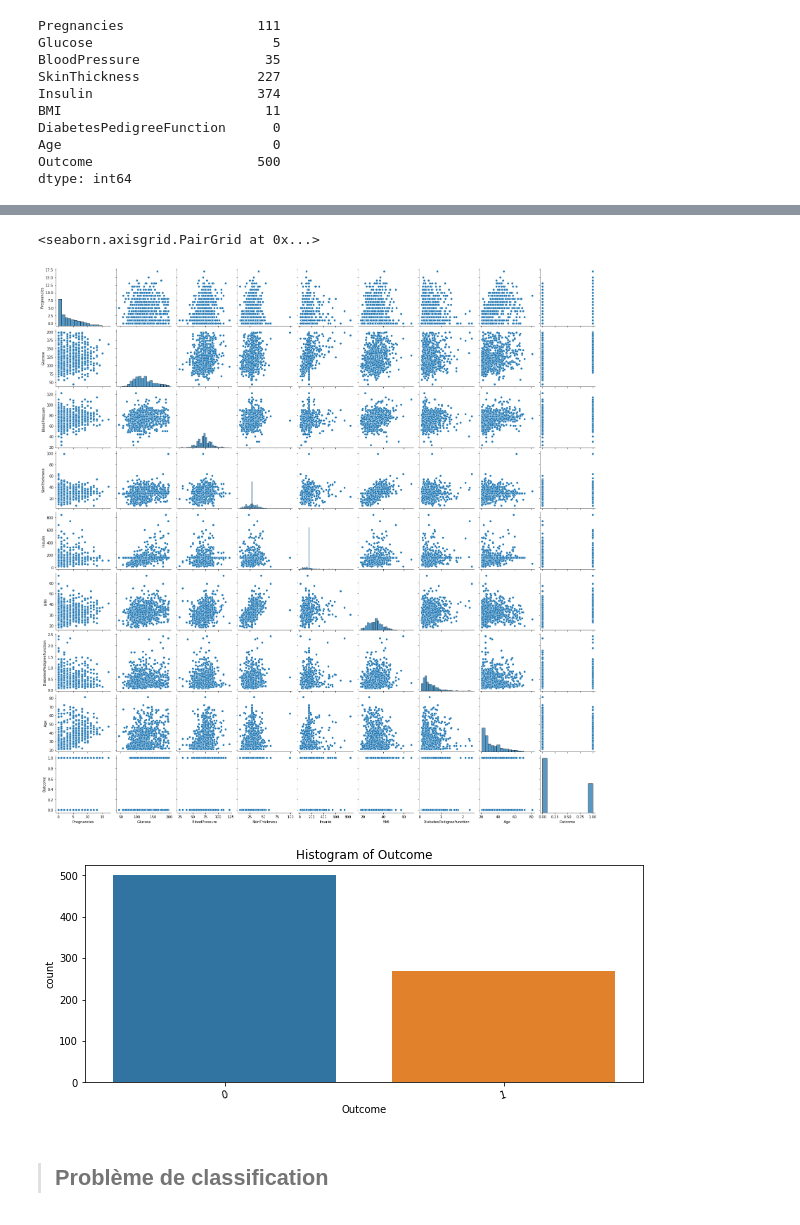
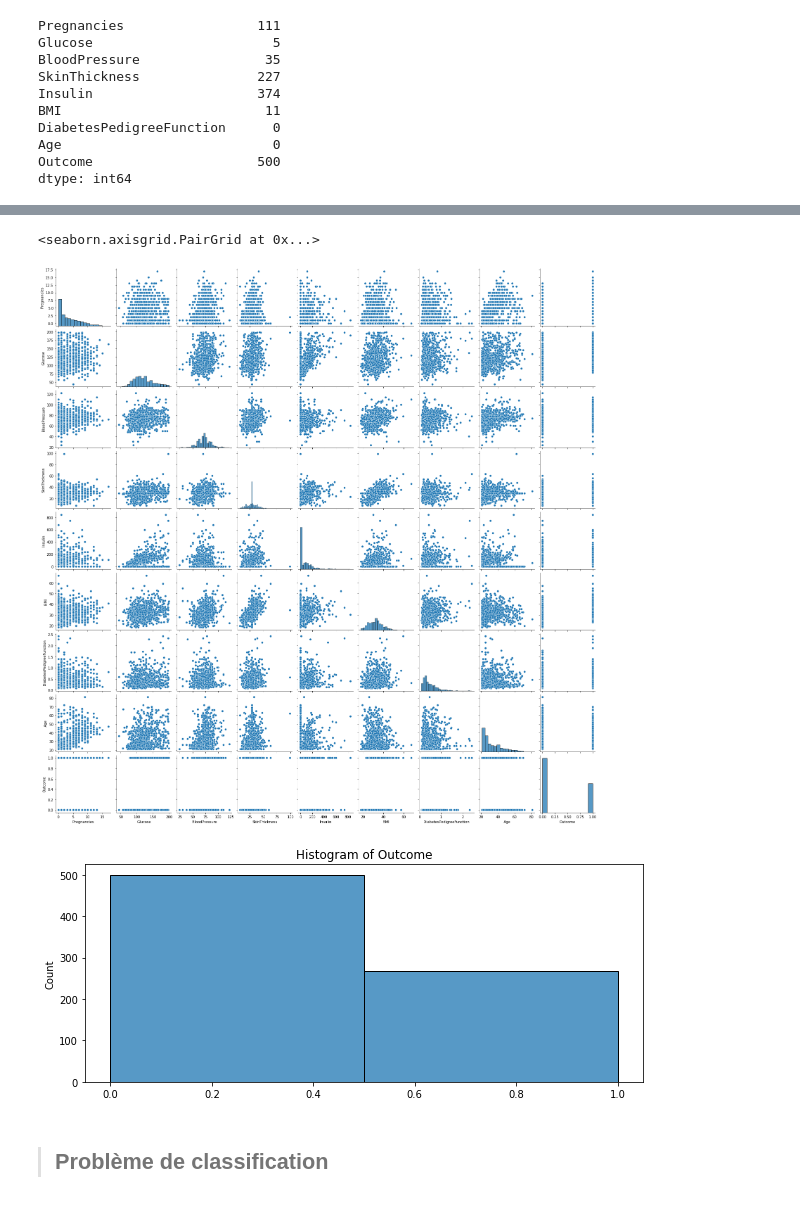
Before and after one commit to JeremCab/MethodesOptimisationBUT, a Jupyter notebook: TP/0_IntroSKL_CORR.ipynb, the cells around one changed output, grey strips where cells are left out. Cells and saved outputs as stored; diff of their text form; code cells hidden in the pictures.

```diff
--- a/TP/0_IntroSKL_CORR.ipynb
+++ b/TP/0_IntroSKL_CORR.ipynb
@@ -184,8 +186,9 @@ Age                           0
 Outcome                     500
 dtype: int64
 # %%
-for col in ["Glucose", "BloodPressure", "SkinThickness", "Insulin", "BMI"]:
+# I removed "Insulin"...
+
+for col in ["Glucose", "BloodPressure", "SkinThickness", "BMI"]:
 
     mean = df[df[col] != 0][col].mean()
     df[col] = df[col].replace(0, mean)
-    print((df[col] == 0).sum())
@@ -207,19 +217,18 @@ sns.heatmap(corr_matrix, annot=True, cmap='coolwarm')
 sns.pairplot(df)
 # %% [output]
 <seaborn.axisgrid.PairGrid at 0x...>
-[figure, old version]
+[figure, new version]
 # %%
 # histogram of Outcome variable
 plt.figure(figsize=(10, 4))
 
 plt.title('Histogram of Outcome')
-sns.countplot(df.Outcome, order=df.Outcome.value_counts().index)
-plt.xticks(rotation = 15)
+sns.histplot(df.Outcome.values, bins=2)
 
 plt.show()
 # the variable Outcome is imbalanced
 # %% [output]
-[figure, old version]
+[figure, new version]
 # %% [markdown]
 > ## Problème de classification
 # %% [markdown]
```
Also changed, not shown: parts of 45 cells of this notebook, 1 other file.
